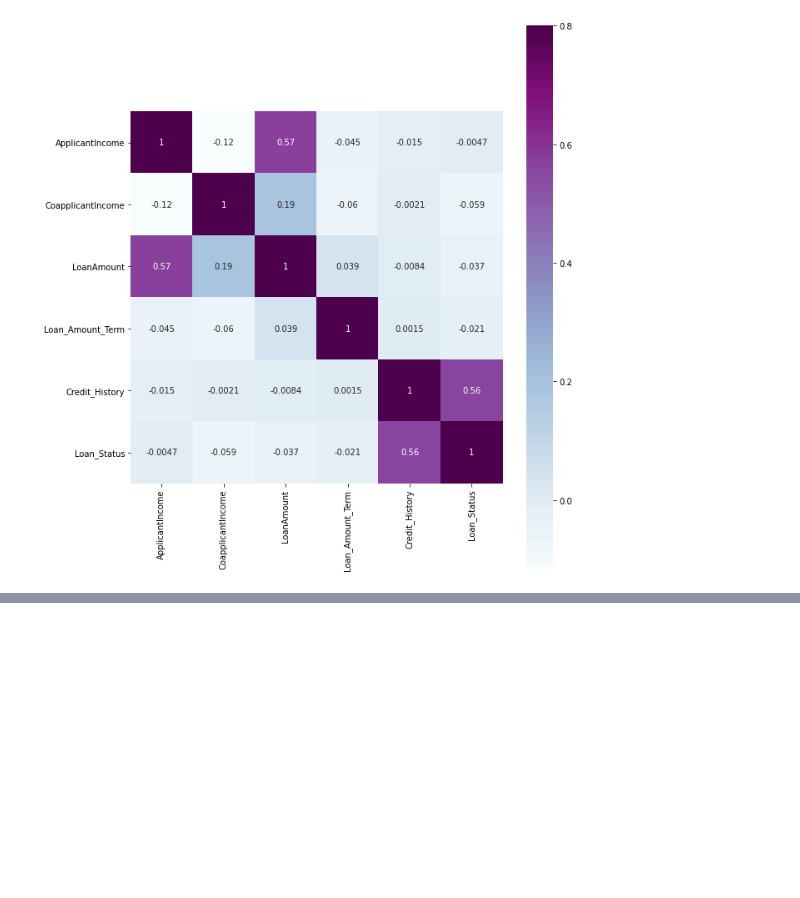
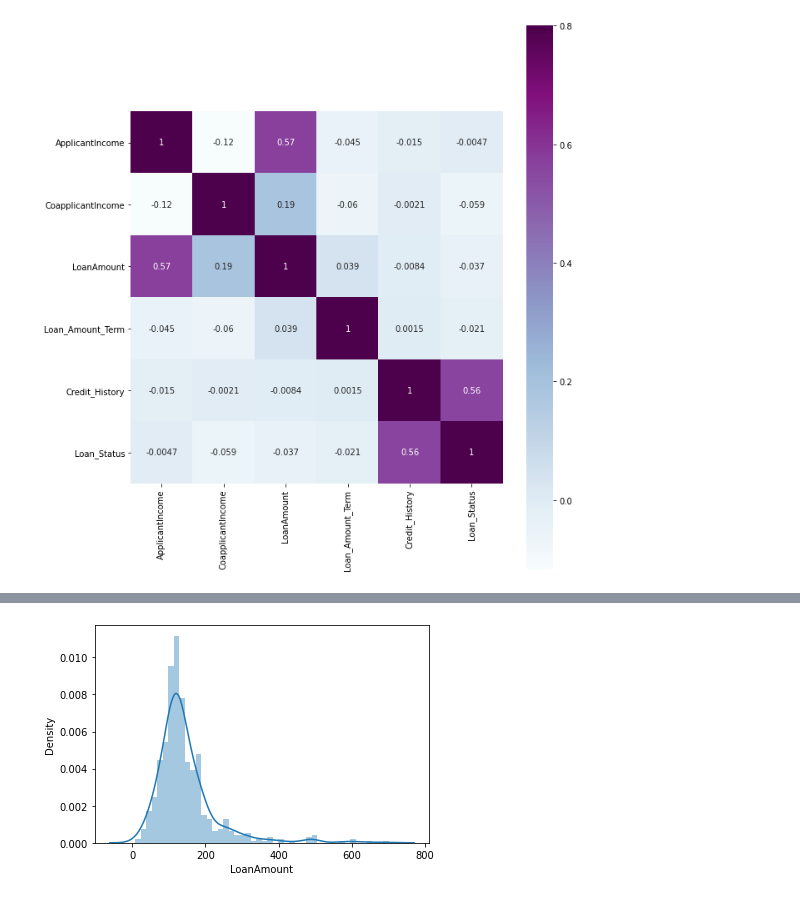
Before and after one commit to shivam23rawat/Home-Loan-Prediction-System, a Jupyter notebook: Home_Loan_Prediction.ipynb, the cells around one changed output, grey strips where cells are left out. Cells and saved outputs as stored; diff of their text form; code cells hidden in the pictures; blank space fills up the shorter version.

```diff
--- a/Home_Loan_Prediction.ipynb
+++ b/Home_Loan_Prediction.ipynb
@@ -467,0 +528,8 @@ sns.heatmap(matrix, vmax=.8, square=True, cmap="BuPu",annot=True);
+# %%
+#Since there are very few values we can fill them using the mode of the features
+train["Gender"].fillna(train["Gender"].mode()[0],inplace=True)
+train["Married"].fillna(train["Married"].mode()[0],inplace=True)
+train['Dependents'].fillna(train["Dependents"].mode()[0],inplace=True)
+train["Self_Employed"].fillna(train["Self_Employed"].mode()[0],inplace=True)
+train["Credit_History"].fillna(train["Credit_History"].mode()[0],inplace=True)
+train["Loan_Amount_Term"].fillna(train["Loan_Amount_Term"].mode()[0],inplace=True)
@@ -467,0 +550,2 @@ sns.heatmap(matrix, vmax=.8, square=True, cmap="BuPu",annot=True);
+# %%
+train["LoanAmount"].fillna(train["LoanAmount"].median(),inplace=True)
@@ -467,0 +617,4 @@ sns.heatmap(matrix, vmax=.8, square=True, cmap="BuPu",annot=True);
+# %%
+sns.distplot(train["LoanAmount"]);
+# %% [output]
+[figure, added]
```
Also changed, not shown: parts of 146 cells of this notebook.
